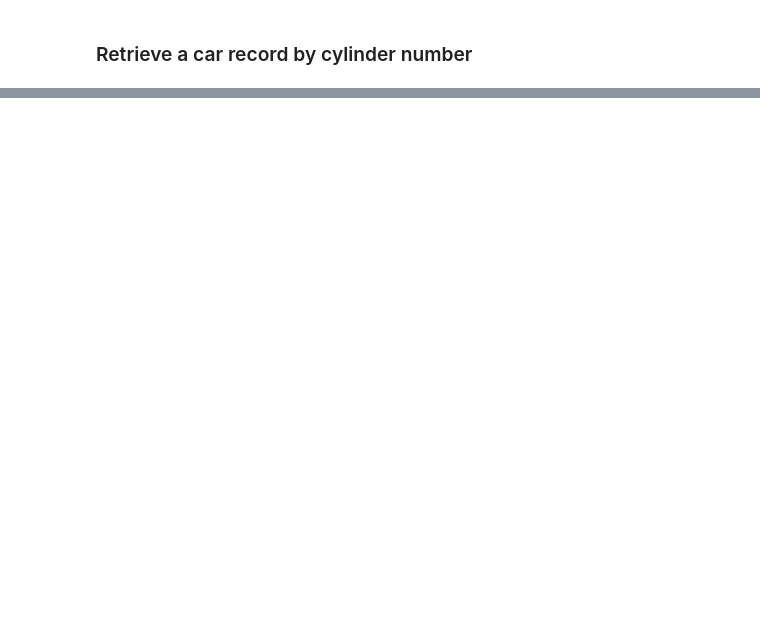
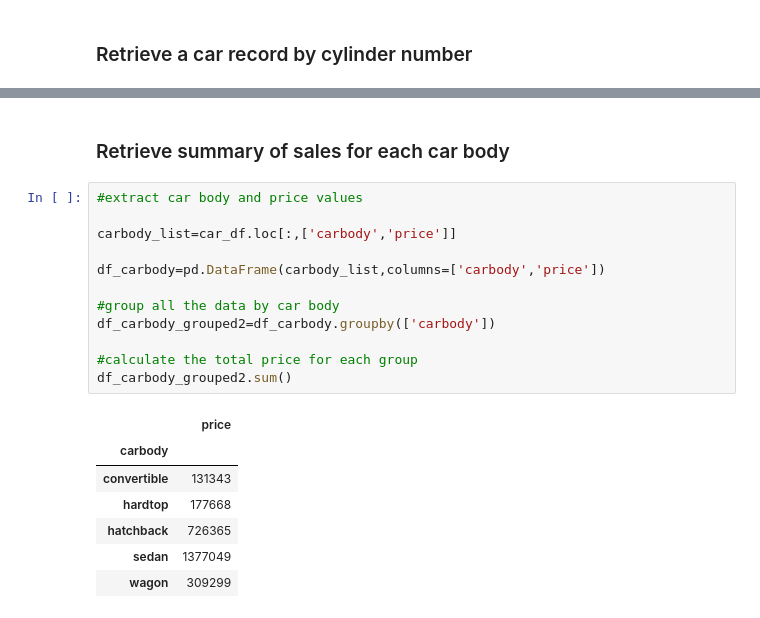
Before and after one commit to kim-b3rly/CarSales-analytics, a Jupyter notebook: main.ipynb, the cells around one changed output, grey strips where cells are left out. Cells and saved outputs as stored; diff of their text form; blank space fills up the shorter version.

```diff
--- a/main.ipynb
+++ b/main.ipynb
@@ -133,0 +249,22 @@ Please enter car ID to retrieve the record:  8
+# %% [markdown]
+### Retrieve summary of sales for each car body
+# %%
+#extract car body and price values
+
+carbody_list=car_df.loc[:,['carbody','price']]
+
+df_carbody=pd.DataFrame(carbody_list,columns=['carbody','price'])
+
+#group all the data by car body
+df_carbody_grouped2=df_carbody.groupby(['carbody'])
+
+#calculate the total price for each group
+df_carbody_grouped2.sum()
+# %% [output]
+|  | price |
+| carbody |  |
+| convertible | 131343 |
+| hardtop | 177668 |
+| hatchback | 726365 |
+| sedan | 1377049 |
+| wagon | 309299 |
```
Also changed, not shown: parts of 11 cells of this notebook.
